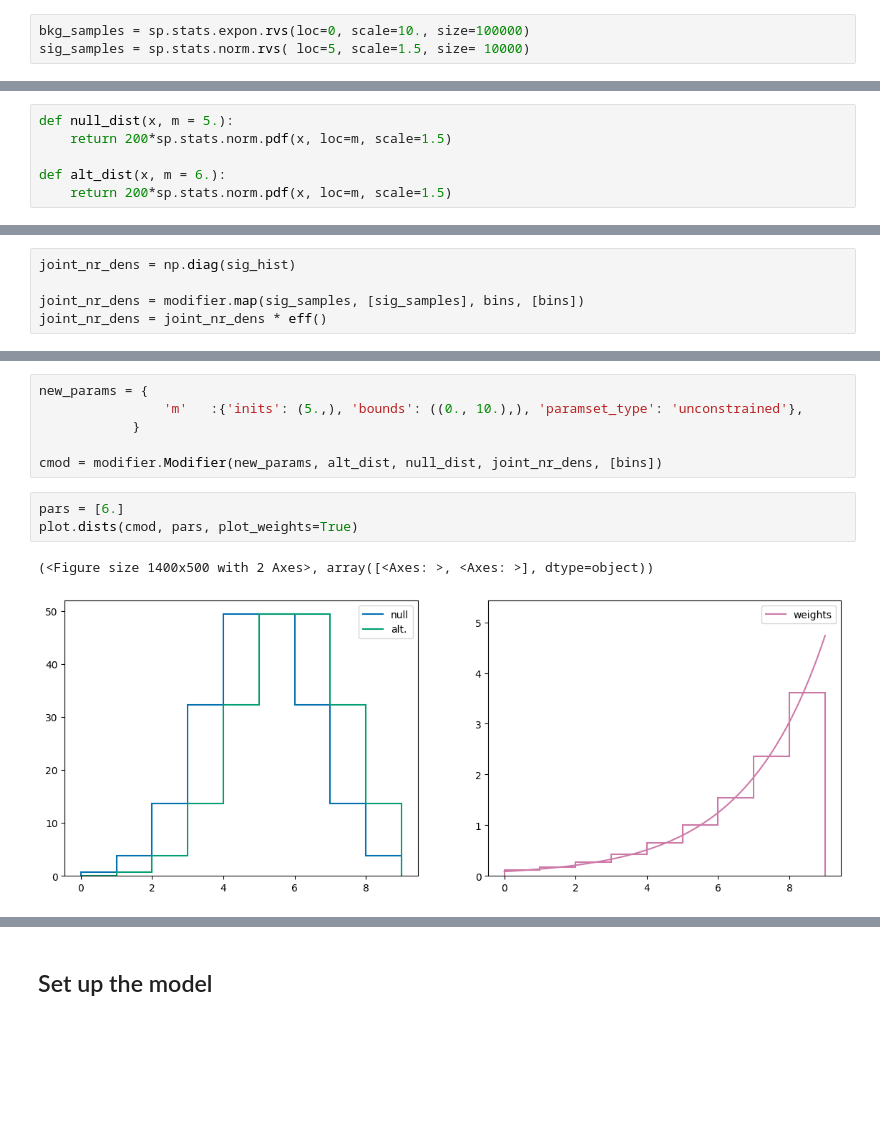
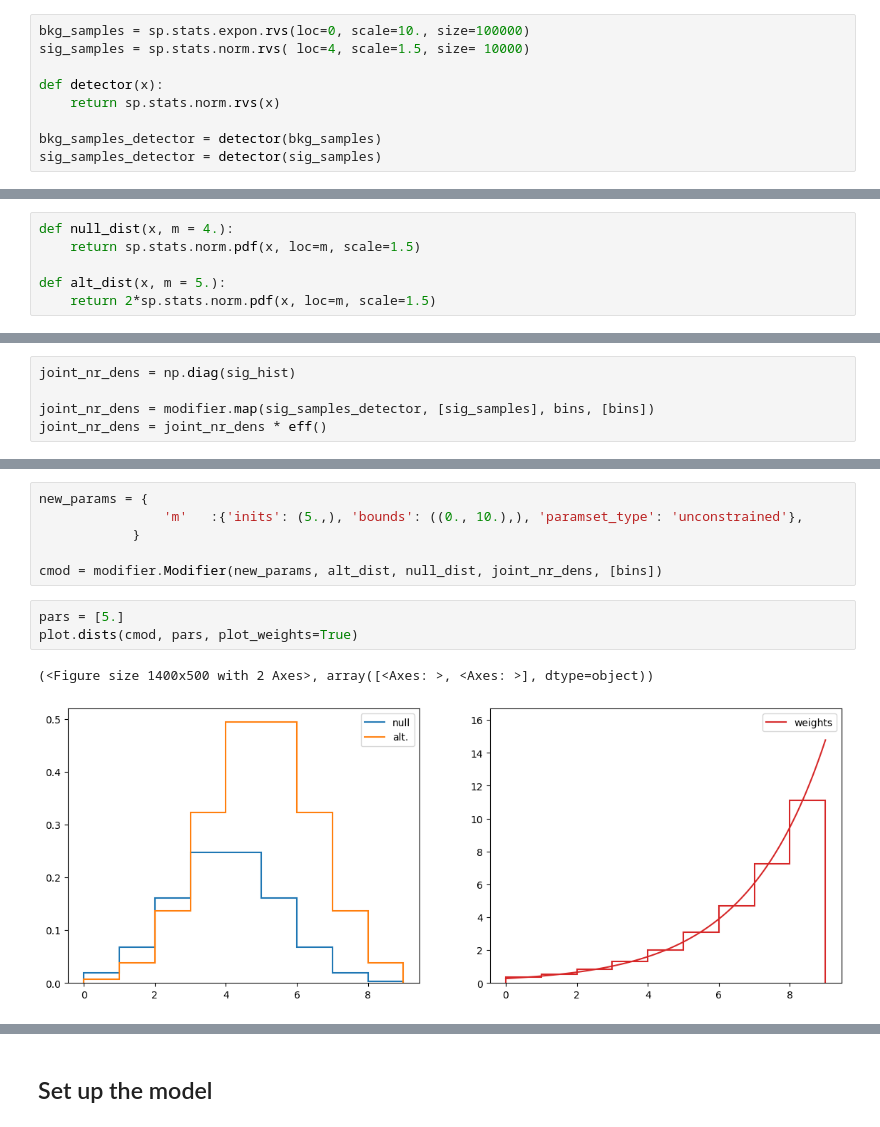
Before and after one commit to lorenzennio/redist.pyhep, a Jupyter notebook: simple.ipynb, the cells around one changed output, grey strips where cells are left out. Cells and saved outputs as stored; diff of their text form; blank space fills up the shorter version.

```diff
--- a/simple.ipynb
+++ b/simple.ipynb
@@ -55,6 +57,12 @@ Let us illustrate this with a simple example.
 ## Producing MC samples
 # %%
 bkg_samples = sp.stats.expon.rvs(loc=0, scale=10., size=100000)
-sig_samples = sp.stats.norm.rvs( loc=5, scale=1.5, size= 10000)
+sig_samples = sp.stats.norm.rvs( loc=4, scale=1.5, size= 10000)
+
+def detector(x):
+    return sp.stats.norm.rvs(x)
+
+bkg_samples_detector = detector(bkg_samples)
+sig_samples_detector = detector(sig_samples)
 # %%
 bins = np.arange(0,10)
@@ -106,17 +119,17 @@ array([  4. ,  19.4,  68.7, 161.5, 242.6, 244. , 165.5,  67.9,  21.3])
 # %% [markdown]
 ## Null and alternative kinematics
 # %%
-def null_dist(x, m = 5.):
-    return 200*sp.stats.norm.pdf(x, loc=m, scale=1.5)
+def null_dist(x, m = 4.):
+    return sp.stats.norm.pdf(x, loc=m, scale=1.5)
 
-def alt_dist(x, m = 6.):
-    return 200*sp.stats.norm.pdf(x, loc=m, scale=1.5)
+def alt_dist(x, m = 5.):
+    return 2*sp.stats.norm.pdf(x, loc=m, scale=1.5)
 # %% [markdown]
 ## Create the joint number densities
 # %%
 joint_nr_dens = np.diag(sig_hist)
 
-joint_nr_dens = modifier.map(sig_samples, [sig_samples], bins, [bins])
+joint_nr_dens = modifier.map(sig_samples_detector, [sig_samples], bins, [bins])
 joint_nr_dens = joint_nr_dens * eff()
 # %% [markdown]
 ## Set up the custom modifier
@@ -127,11 +140,11 @@ new_params = {
 
 cmod = modifier.Modifier(new_params, alt_dist, null_dist, joint_nr_dens, [bins])
 # %%
-pars = [6.]
+pars = [5.]
 plot.dists(cmod, pars, plot_weights=True)
 # %% [output]
 (<Figure size 1400x500 with 2 Axes>, array([<Axes: >, <Axes: >], dtype=object))
-[figure, old version]
+[figure, new version]
 # %%
 plot.map(cmod, cmap='YlOrRd', aspect='auto');
 # %% [output]
```
Also changed, not shown: parts of 14 cells of this notebook.
